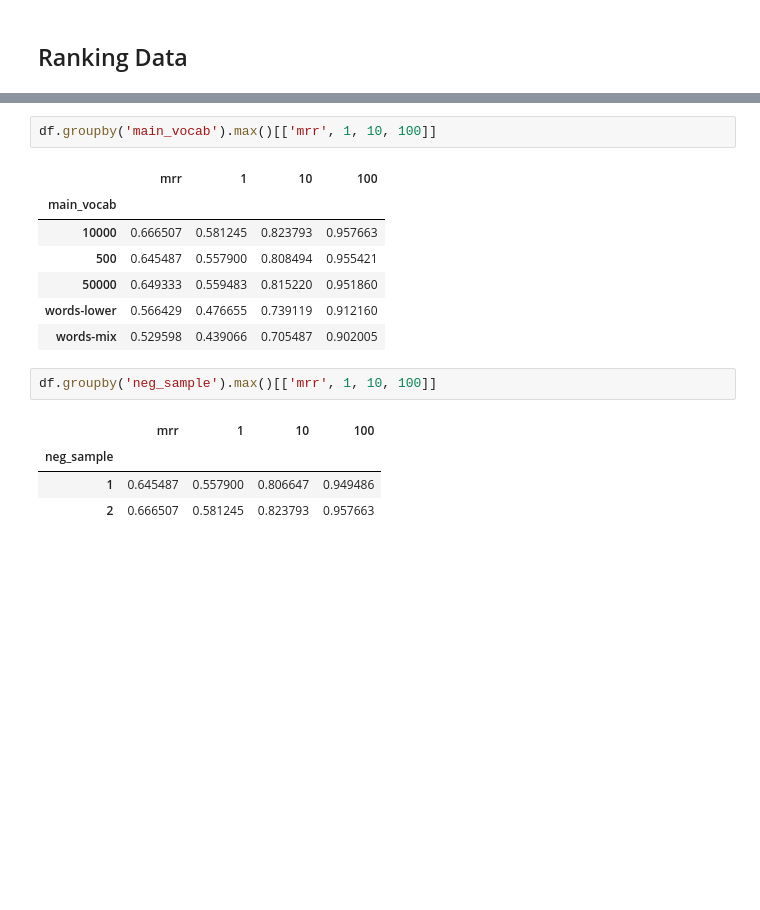
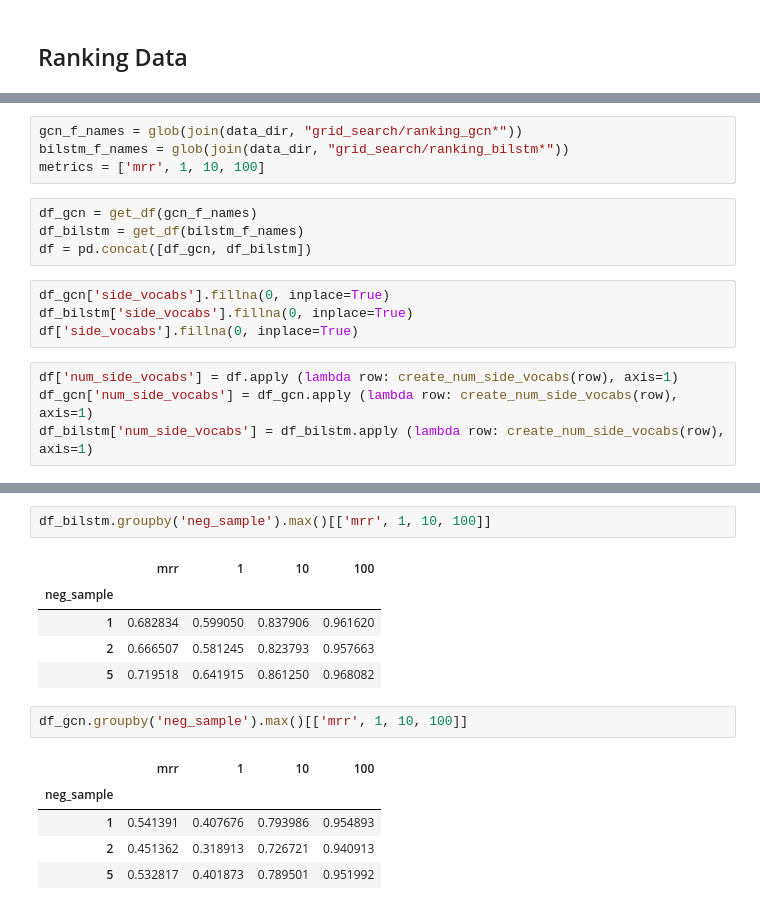
Before and after one commit to rohitg1594/GNN-Semantic-Similarity, a Jupyter notebook: nbooks/Grid Search Results.ipynb, the cells around one changed output, grey strips where cells are left out. Drawn from its saved outputs; the diff is of its cells as text; blank space fills up the shorter version.

```diff
--- a/nbooks/Grid Search Results.ipynb
+++ b/nbooks/Grid Search Results.ipynb
@@ -388,0 +412,16 @@ df = pd.DataFrame.from_dict(all_records)
+# %%
+gcn_f_names = glob(join(data_dir, "grid_search/ranking_gcn*"))
+bilstm_f_names = glob(join(data_dir, "grid_search/ranking_bilstm*"))
+metrics = ['mrr', 1, 10, 100]
+# %%
+df_gcn = get_df(gcn_f_names)
+df_bilstm = get_df(bilstm_f_names)
+df = pd.concat([df_gcn, df_bilstm])
+# %%
+df_gcn['side_vocabs'].fillna(0, inplace=True)
+df_bilstm['side_vocabs'].fillna(0, inplace=True)
+df['side_vocabs'].fillna(0, inplace=True)
+# %%
+df['num_side_vocabs'] = df.apply (lambda row: create_num_side_vocabs(row), axis=1)
+df_gcn['num_side_vocabs'] = df_gcn.apply (lambda row: create_num_side_vocabs(row), axis=1)
+df_bilstm['num_side_vocabs'] = df_bilstm.apply (lambda row: create_num_side_vocabs(row), axis=1)
@@ -398,17 +483,16 @@ df.head()
 # %%
-df.groupby('main_vocab').max()[['mrr', 1, 10, 100]]
+df_bilstm.groupby('neg_sample').max()[['mrr', 1, 10, 100]]
 # %% [output]
 |  | mrr | 1 | 10 | 100 |
-| main_vocab |  |  |  |  |
-| 10000 | 0.666507 | 0.581245 | 0.823793 | 0.957663 |
-| 500 | 0.645487 | 0.557900 | 0.808494 | 0.955421 |
-| 50000 | 0.649333 | 0.559483 | 0.815220 | 0.951860 |
-| words-lower | 0.566429 | 0.476655 | 0.739119 | 0.912160 |
-| words-mix | 0.529598 | 0.439066 | 0.705487 | 0.902005 |
+| neg_sample |  |  |  |  |
+| 1 | 0.682834 | 0.599050 | 0.837906 | 0.961620 |
+| 2 | 0.666507 | 0.581245 | 0.823793 | 0.957663 |
+| 5 | 0.719518 | 0.641915 | 0.861250 | 0.968082 |
 # %%
-df.groupby('neg_sample').max()[['mrr', 1, 10, 100]]
+df_gcn.groupby('neg_sample').max()[['mrr', 1, 10, 100]]
 # %% [output]
 |  | mrr | 1 | 10 | 100 |
 | neg_sample |  |  |  |  |
-| 1 | 0.645487 | 0.557900 | 0.806647 | 0.949486 |
-| 2 | 0.666507 | 0.581245 | 0.823793 | 0.957663 |
+| 1 | 0.541391 | 0.407676 | 0.793986 | 0.954893 |
+| 2 | 0.451362 | 0.318913 | 0.726721 | 0.940913 |
+| 5 | 0.532817 | 0.401873 | 0.789501 | 0.951992 |
```
Also changed, not shown: parts of 17 cells of this notebook, 8 other files.
